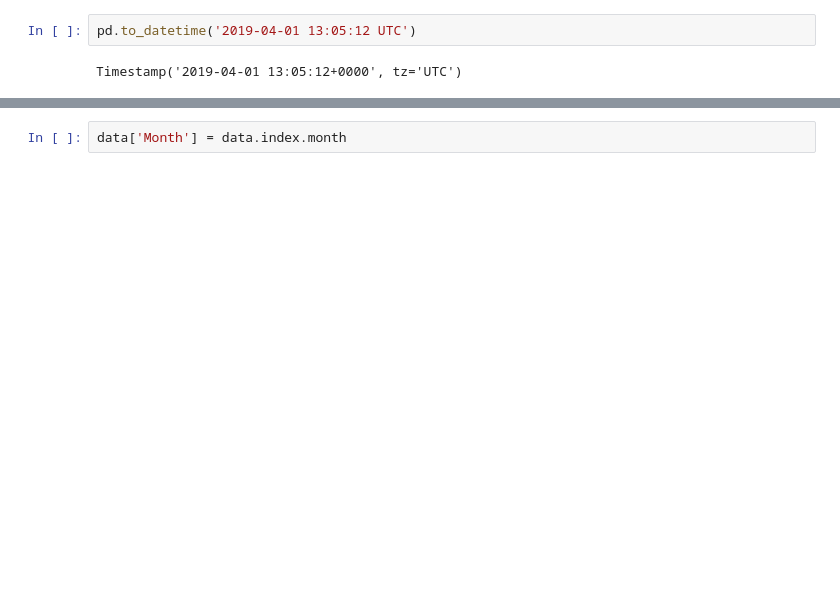
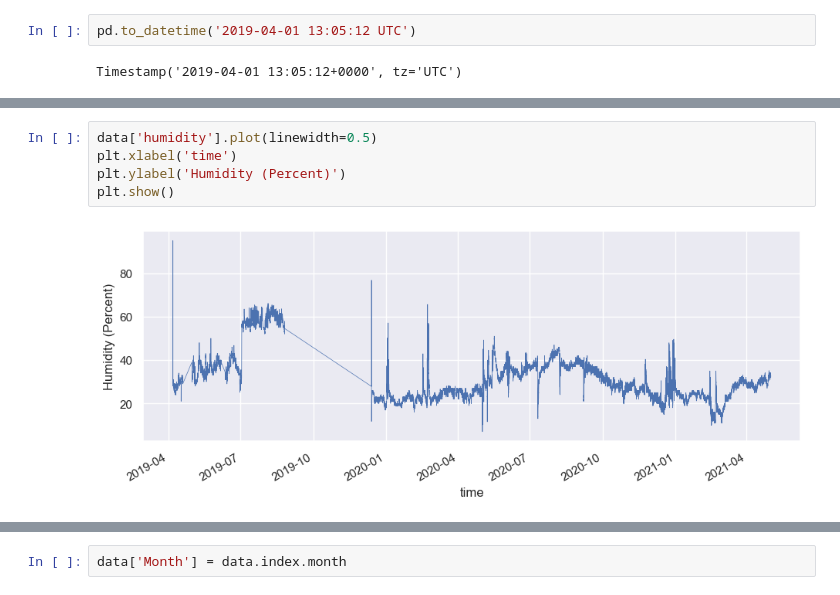
Before and after one commit to sgooding/pi_thermo, a Jupyter notebook: notebook/TemperaturePlots.ipynb, the cells around one changed output, grey strips where cells are left out. Saved outputs shown, nothing was run; the diff lists cells and outputs as text; blank space fills up the shorter version.

```diff
--- a/notebook/TemperaturePlots.ipynb
+++ b/notebook/TemperaturePlots.ipynb
@@ -11,0 +45,7 @@ data = pd.read_csv('../../../Desktop/feeds.csv', index_col=0,parse_dates=True)
+# %%
+data['humidity'].plot(linewidth=0.5)
+plt.xlabel('time')
+plt.ylabel('Humidity (Percent)')
+plt.show()
+# %% [output]
+[figure, added]
```
Also changed, not shown: parts of 18 cells of this notebook, 1 other file.
